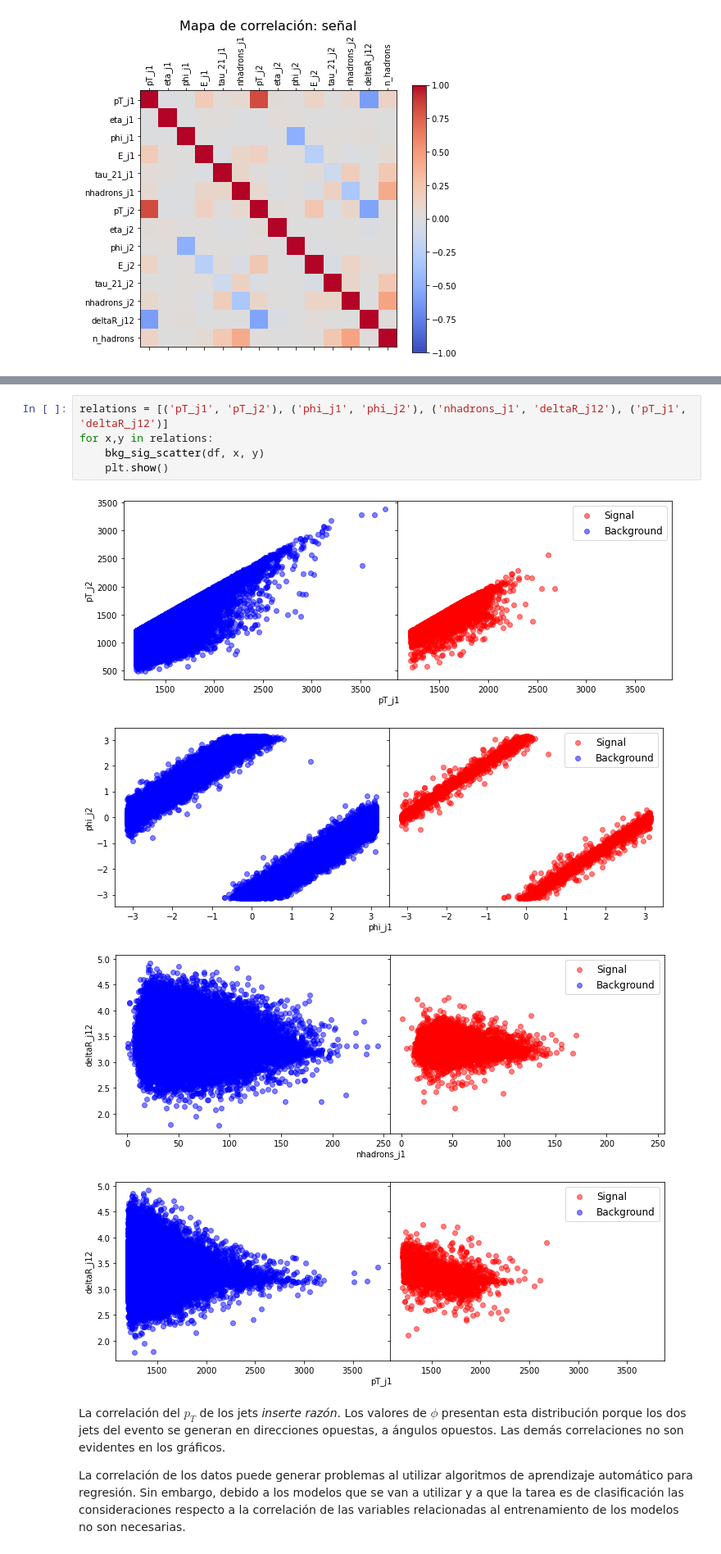
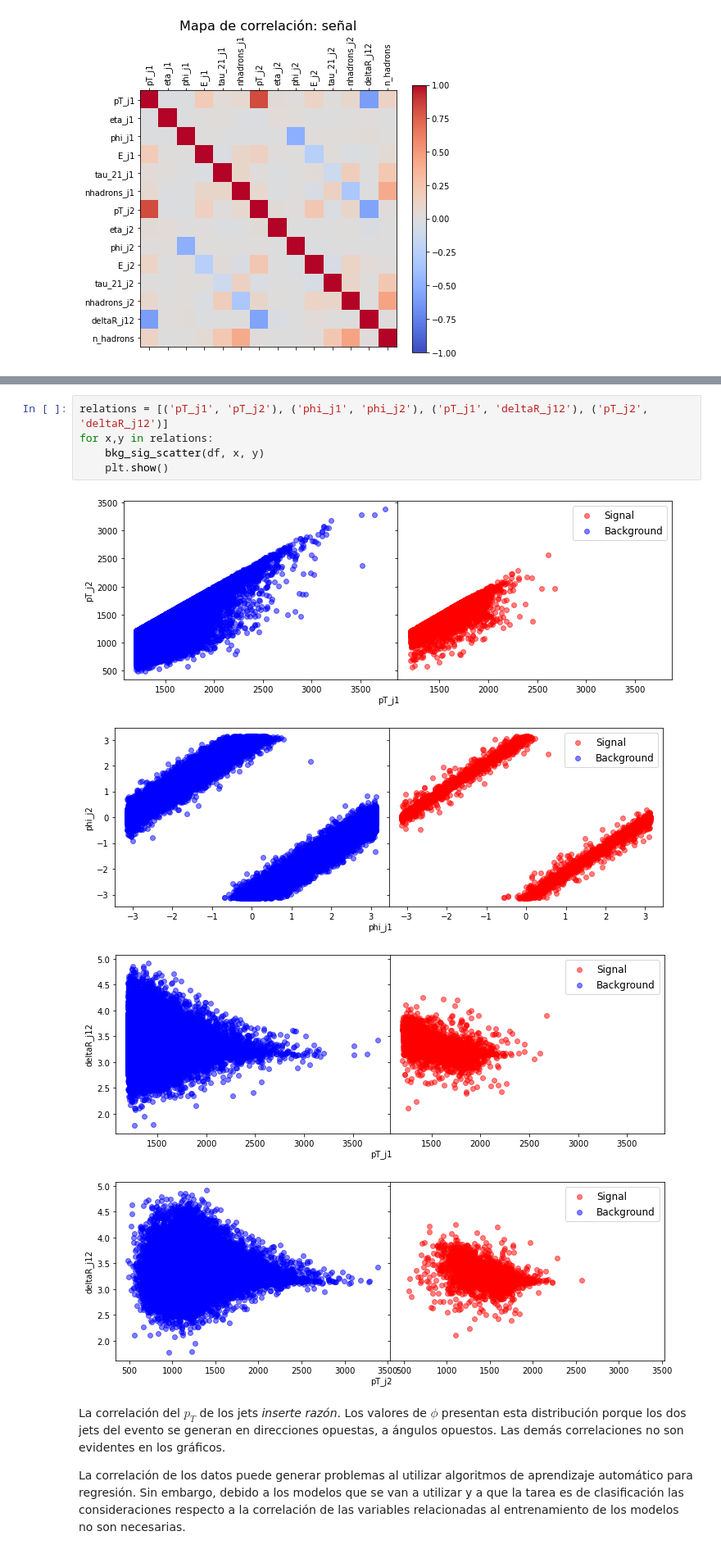
Before and after one commit to marianaiv/tesis_grado_UCV, a Jupyter notebook: tesis/capitulos/analisis-datos/conjunto-RnD.ipynb, the cells around one changed output, grey strips where cells are left out. Shown: that part at 82% size. Drawn from its saved outputs; the diff is of its cells as text.

```diff
--- a/tesis/capitulos/analisis-datos/conjunto-RnD.ipynb
+++ b/tesis/capitulos/analisis-datos/conjunto-RnD.ipynb
@@ -243,13 +247,13 @@ La mayoría de las variables no están correlacionadas. Sin embargo, tanto para
 # %%
-relations = [('pT_j1', 'pT_j2'), ('phi_j1', 'phi_j2'), ('nhadrons_j1', 'deltaR_j12'), ('pT_j1', 'deltaR_j12')]
+relations = [('pT_j1', 'pT_j2'), ('phi_j1', 'phi_j2'), ('pT_j1', 'deltaR_j12'), ('pT_j2', 'deltaR_j12')]
 for x,y in relations:
     bkg_sig_scatter(df, x, y)
     plt.show()
 # %% [output]
 [figure]
 [figure]
-[figure, old version]
+[figure, new version]
-[figure, old version]
+[figure, new version]
 # %% [markdown]
 La correlación del $p_T$ de los jets *inserte razón*. Los valores de $\phi$ presentan esta distribución porque los dos jets del evento se generan en direcciones opuestas, a ángulos opuestos. Las demás correlaciones no son evidentes en los gráficos.
 
```
Also changed, not shown: parts of 4 cells of this notebook, 2 other files.
